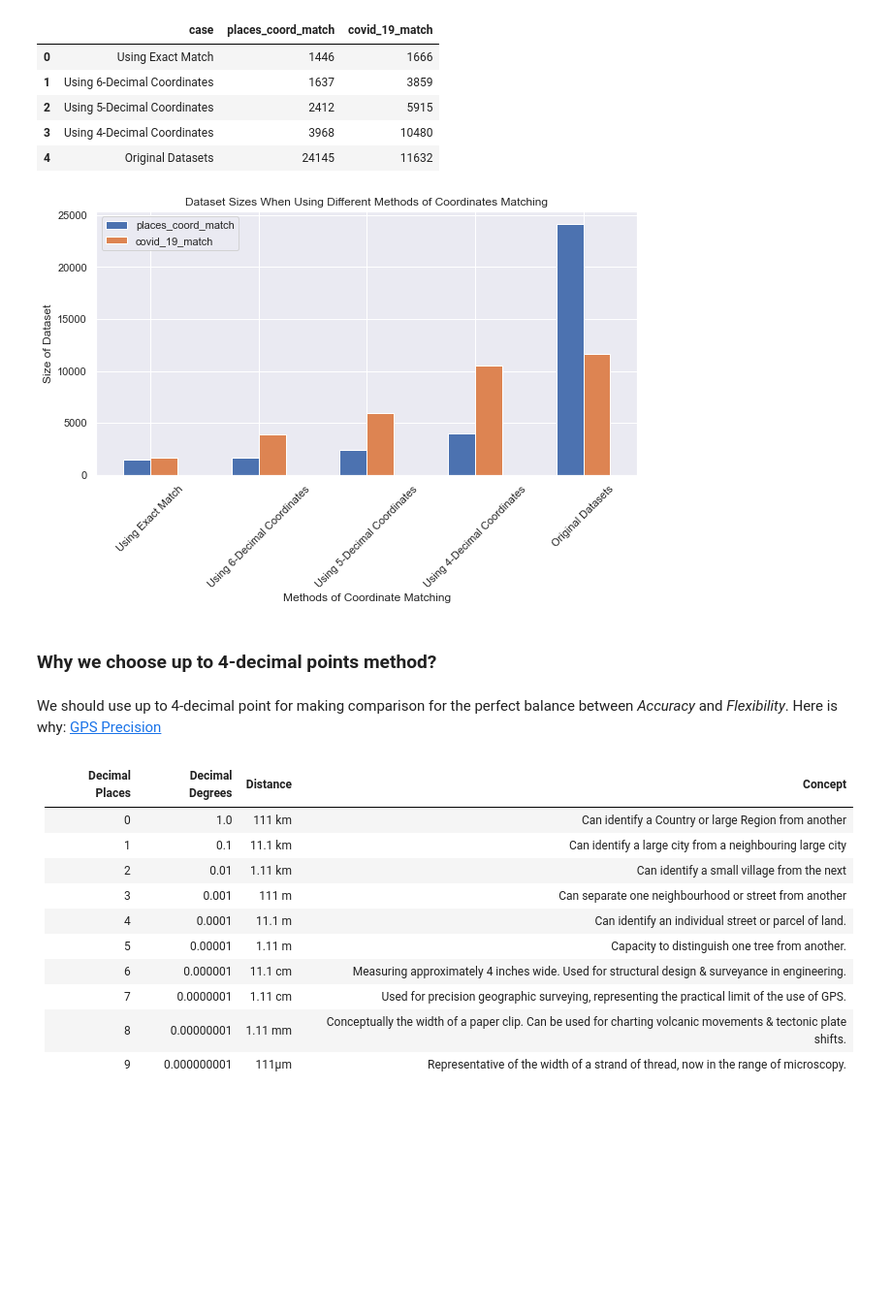
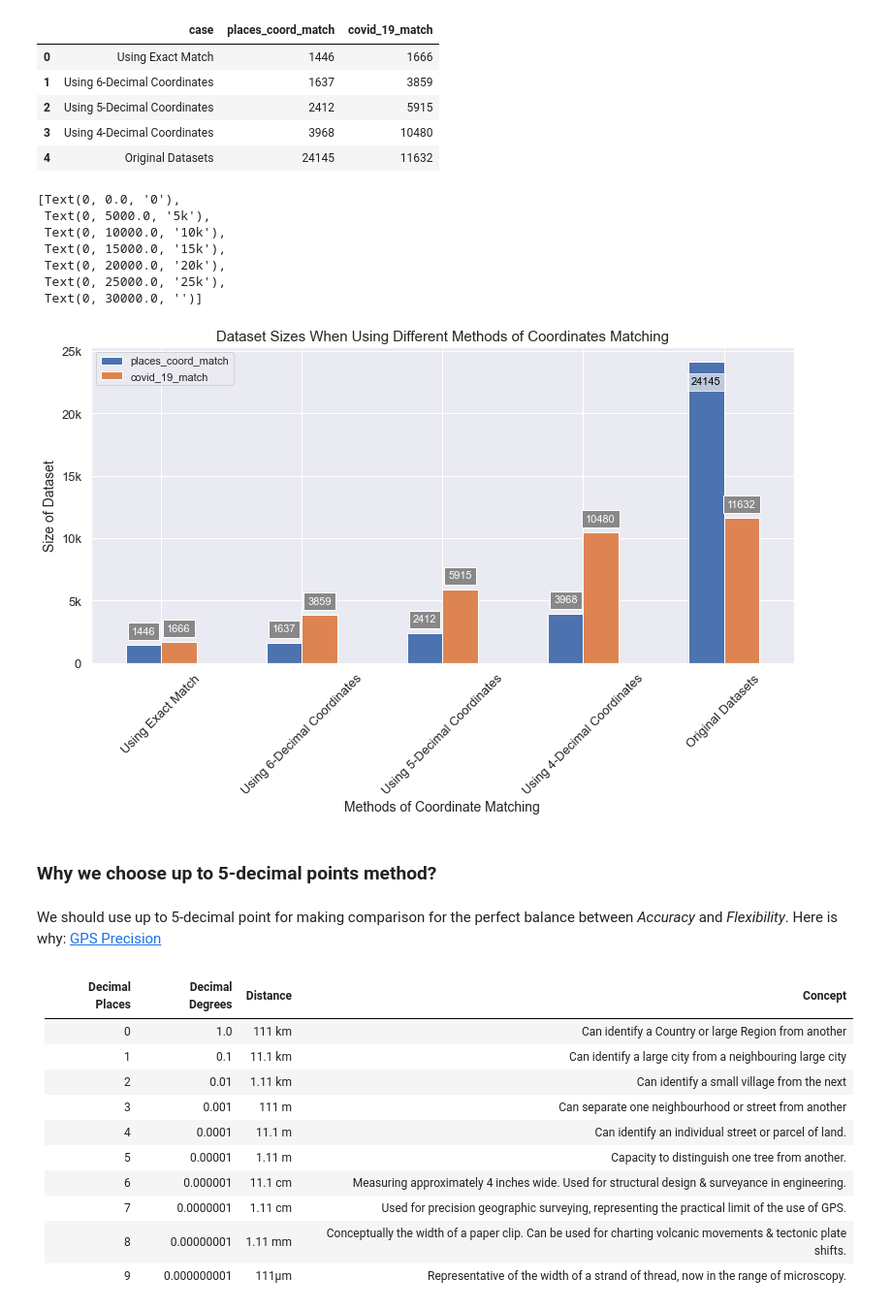
Before and after one commit to nss-data-science-cohort-4/dq4-covid-nashville-tcov19, a Jupyter notebook: notebooks/maeva-covid-19-part4.ipynb, the cells around one changed output. Shown at 97% size. Cells and saved outputs as stored; diff of their text form; code cells hidden in the pictures; blank space fills up the shorter version.

```diff
--- a/notebooks/maeva-covid-19-part4.ipynb
+++ b/notebooks/maeva-covid-19-part4.ipynb
@@ -626,18 +663,41 @@ data_numbers
 | 2 | Using 5-Decimal Coordinates | 2412 | 5915 |
 | 3 | Using 4-Decimal Coordinates | 3968 | 10480 |
 | 4 | Original Datasets | 24145 | 11632 |
-# %%
-data_numbers.plot(x="case", kind="bar", by="rows", rot=45, figsize=(10,5))
-
-plt.title("Dataset Sizes When Using Different Methods of Coordinates Matching")
-plt.ylabel("Size of Dataset")
-plt.xlabel("Methods of Coordinate Matching");
-# %% [output]
-[figure, removed]
+# %%
+ax = data_numbers.plot(x="case", kind="bar", by="rows", rot=45, figsize=(13,6))
+
+# You can get the list of the bars produced in the plot from the ax.patches member
+rects = ax.patches
+# Add the labels using the ax.text
+labels_1 = [x for x in data_numbers["places_coord_match"]]
+labels_2 = [x for x in data_numbers["covid_19_match"]]
+labels = labels_1 + labels_2
+
+for rect, label in zip(rects, labels):
+    height = rect.get_height()
+    if (height > 20000):
+        ax.text(rect.get_x() + rect.get_width() / 2, height-2000, label, ha='center', va='bottom', color="black", fontsize=11).set_bbox(dict(facecolor='#eee', alpha=0.7))
+    else:
+        ax.text(rect.get_x() + rect.get_width() / 2, height+700, label, ha='center', va='bottom', color="white", fontsize=11).set_bbox(dict(facecolor='#888'))
+
+plt.title("Dataset Sizes When Using Different Methods of Coordinates Matching", fontsize=15)
+ax.set_xlabel("Methods of Coordinate Matching", fontsize=14)
+ax.set_ylabel("Size of Dataset", fontsize=14)
+ax.tick_params(axis="x", labelsize=13)
+ax.set_yticklabels(["0", "5k", "10k", "15k", "20k", "25k"], fontsize=13)
+# %% [output]
+[Text(0, 0.0, '0'),
+ Text(0, 5000.0, '5k'),
+ Text(0, 10000.0, '10k'),
+ Text(0, 15000.0, '15k'),
+ Text(0, 20000.0, '20k'),
+ Text(0, 25000.0, '25k'),
+ Text(0, 30000.0, '')]
+[figure, added]
 # %% [markdown]
-### Why we choose up to 4-decimal points method?
+### Why we choose up to 5-decimal points method?
 # %% [markdown]
-We should use up to 4-decimal point for making comparison for the perfect balance between *Accuracy* and *Flexibility*. Here is why: [GPS Precision](https://blis.com/precision-matters-critical-importance-decimal-places-five-lowest-go/)
+We should use up to 5-decimal point for making comparison for the perfect balance between *Accuracy* and *Flexibility*. Here is why: [GPS Precision](https://blis.com/precision-matters-critical-importance-decimal-places-five-lowest-go/)
 # %% [markdown]
 Decimal Places | Decimal Degrees | Distance | Concept
 :-------------:|:----------------|---------:|:-------
```
Also changed, not shown: parts of 40 cells of this notebook.
